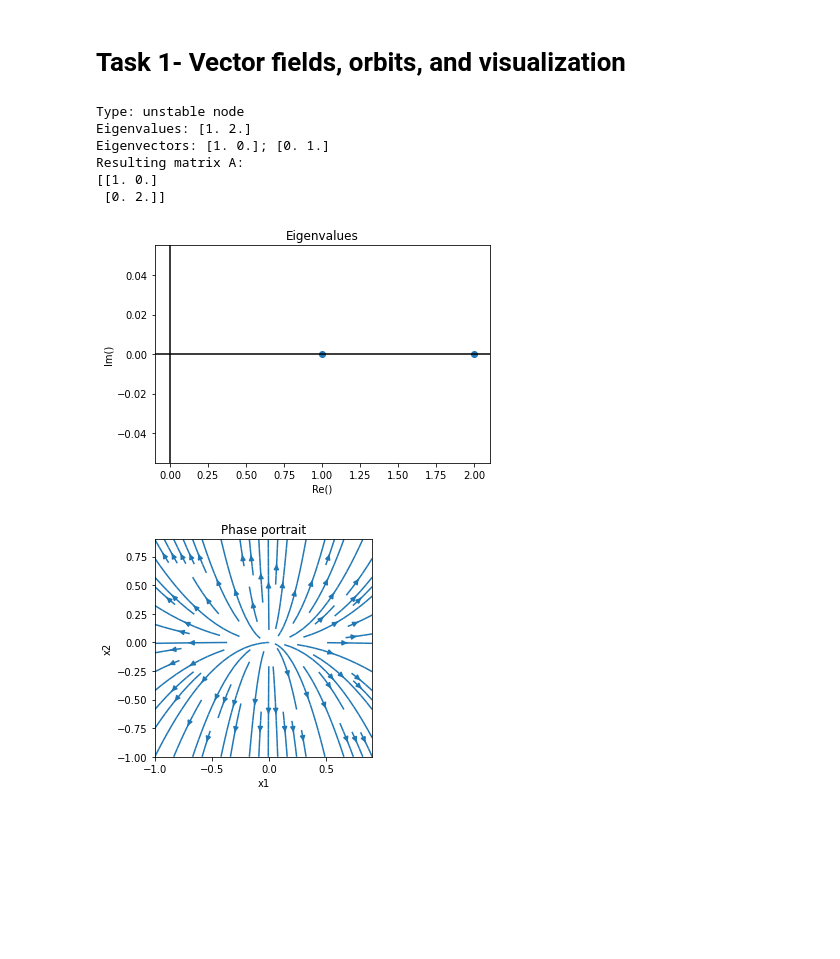
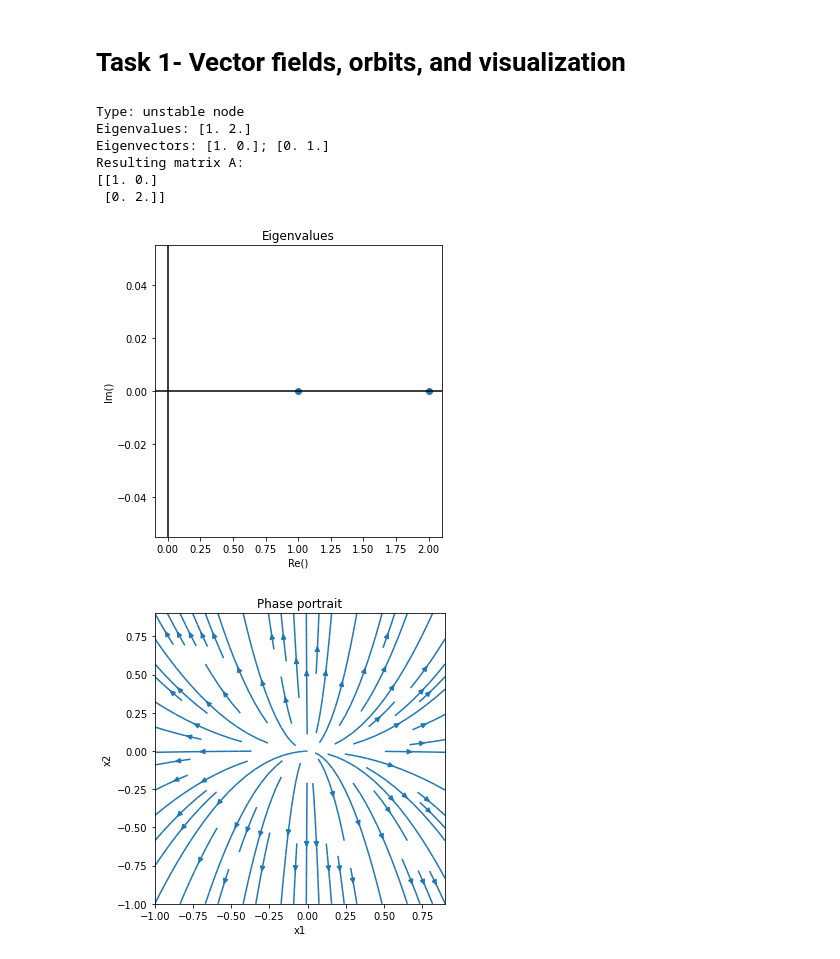
Before and after one commit to sonmikrafft-uni-MLCMS/ex3, a Jupyter notebook: task_1.ipynb, the cells around one changed output. Drawn from its saved outputs; the diff is of its cells as text; code cells hidden in the pictures; blank space fills up the shorter version.

```diff
--- a/task_1.ipynb
+++ b/task_1.ipynb
@@ -20,34 +20,38 @@ eigen_dict = {
     "unstable_focus": Eigen([0.2 + 1j, 0.2 - 1j], [[1, 1j], [1, -1j]]),
 }
 # %%
-key = "unstable_node"
+type = "unstable_node"
 
-eigenvalues, eigenvectors = eigen_dict[key]
+eigenvalues, eigenvectors = eigen_dict[type]
 A = get_diagonalizable_square_matrix_from_eigen(eigenvalues, eigenvectors)
 
-print(f"Type: {key.replace('_', ' ')}")
+print(f"Type: {type.replace('_', ' ')}")
 print(f"Eigenvalues: {np.linalg.eig(A)[0]}")
 print(f"Eigenvectors: {'; '.join(str(eigenvector) for eigenvector in np.linalg.eig(A)[1].T)}")
 print(f"Resulting matrix A:\n{A}")
 
-fig, ax = plt.subplots(1, 1)
+fig, ax = plt.subplots(1, 1, figsize=(5, 5))
 ax = plot_eigenvalues(np.array(eigenvalues), ax=ax)
 ax.set_title("Eigenvalues")
+fig.tight_layout()
+fig.savefig(f"plots/task_1_{type}_eigenvalues.pdf")
 plt.show()
 
 mesh_tuple, flow_tuple = calc_flows(A.real)
-fig, ax = plt.subplots(1, 1)
+fig, ax = plt.subplots(1, 1, figsize=(5, 5))
 ax = plot_phase_portrait(mesh_tuple, flow_tuple, ax=ax)
 ax.set_xlabel("x1")
 ax.set_ylabel("x2")
 ax.set_title("Phase portrait")
+fig.tight_layout()
+fig.savefig(f"plots/task_1_{type}_phase_portrait.pdf")
 plt.show()
 # %% [output]
 Type: unstable node
 Eigenvalues: [1. 2.]
 Eigenvectors: [1. 0.]; [0. 1.]
 Resulting matrix A:
 [[1. 0.]
  [0. 2.]]
-[figure, old version]
+[figure, new version]
-[figure, old version]
+[figure, new version]
```
